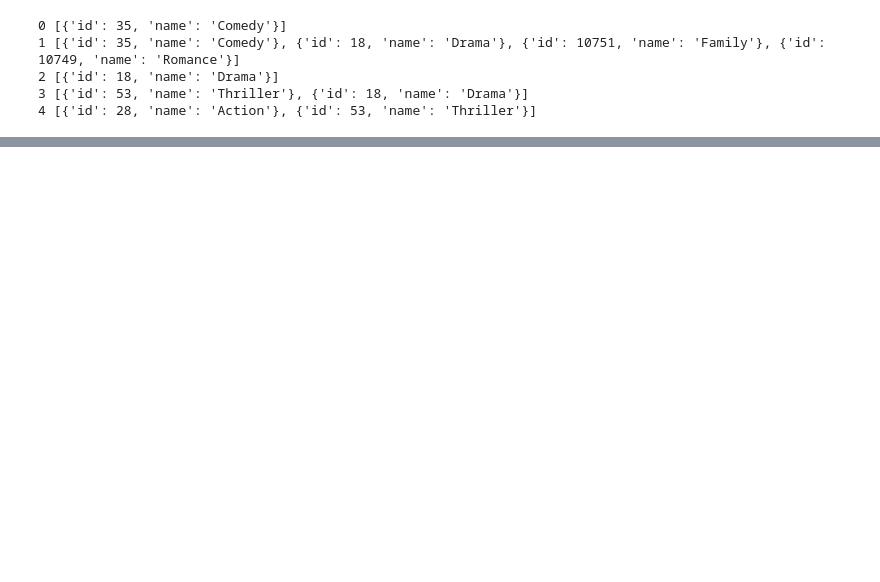
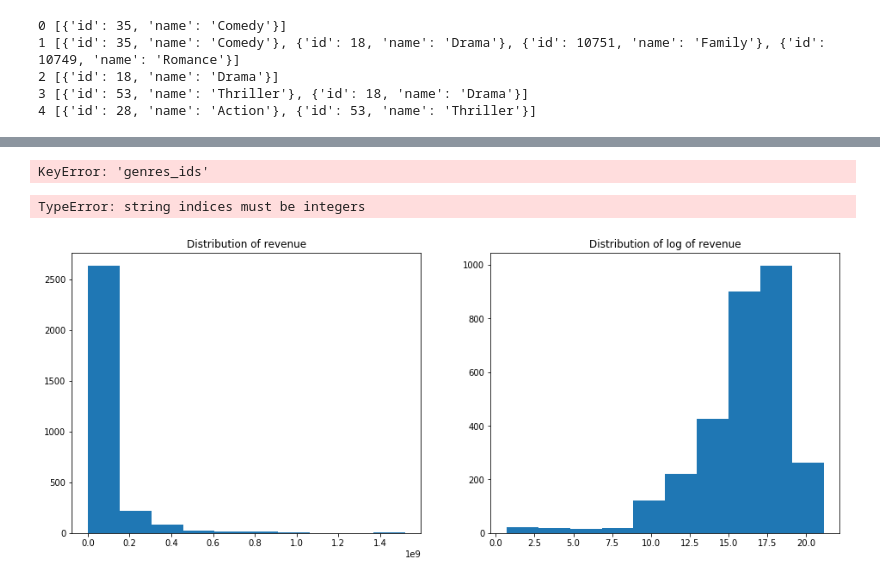
Before and after one commit to meitalis/meitalis_repository, a Jupyter notebook: projects/kagle/kagle_TMDB_Box_Office_Prediction.ipynb, the cells around one changed output, grey strips where cells are left out. Drawn from its saved outputs; the diff is of its cells as text; code cells hidden in the pictures; blank space fills up the shorter version.

```diff
--- a/projects/kagle/kagle_TMDB_Box_Office_Prediction.ipynb
+++ b/projects/kagle/kagle_TMDB_Box_Office_Prediction.ipynb
@@ -99,4 +104,19 @@ def str_to_dict(value):
+# %%
+import re
+def collection_name(value):
+    if value is not np.NaN:
+        value_ = value[1:-1]
+        #print(value_)
+        idx_1 = [m.start() for m in re.finditer(':', value_)]
+        idx_2 = [m.start() for m in re.finditer(',', value_)]
+        #print(idx_1)
+        #print(idx_2)
+        name = value_[idx_1[1]+3:idx_2[1]-1]
+        #print(name)
+        return name
+    else:
+         return np.NaN
 # %%
-train['collection_name']  = train['belongs_to_collection'].apply(lambda x: str_to_dict(x) if x is not np.NaN else 0)
-train['collection_name']
+train['collection_name']  = train['belongs_to_collection'].apply(lambda x: collection_name(x) if x is not np.NaN else 0)
+train['collection_name'][:10]
 # %% [output]
@@ -127,3 +142,7 @@ for i, e in enumerate(train['genres'][:5]):
 2 [{'id': 18, 'name': 'Drama'}]
 3 [{'id': 53, 'name': 'Thriller'}, {'id': 18, 'name': 'Drama'}]
 4 [{'id': 28, 'name': 'Action'}, {'id': 53, 'name': 'Thriller'}]
+# %%
+#Most of films have 2-3 genres and 5-6 genres are possible. 0 and 7 are outliers,
+train['genres_ids'] = train['genres'].str.findall(r'\d+')
+train['genres_ids'].apply(lambda x: len(x or []) if x is not np.NaN else 0).value_counts()
@@ -129,0 +159,21 @@ for i, e in enumerate(train['genres'][:5]):
+# %%
+train['genres_count'] = train['genres_ids'].str.len()
+train['genres_count'][:10]
+# %% [output]
+KeyError: 'genres_ids'
+# %%
+list_of_genres = list(train['genres'].apply(lambda x: [i['name'] for i in x] if x is not np.NaN else []).values)
+# %% [output]
+TypeError: string indices must be integers
+# %%
+fig, ax = plt.subplots(figsize = (16, 6))
+plt.subplot(1, 2, 1)
+plt.hist(train['revenue']);
+plt.title('Distribution of revenue');
+plt.subplot(1, 2, 2)
+plt.hist(np.log1p(train['revenue']));
+plt.title('Distribution of log of revenue');
+
+train['log_revenue'] = np.log1p(train['revenue'])
+# %% [output]
+[figure, added]
```
Also changed, not shown: parts of 10 cells of this notebook, 4 other files.
